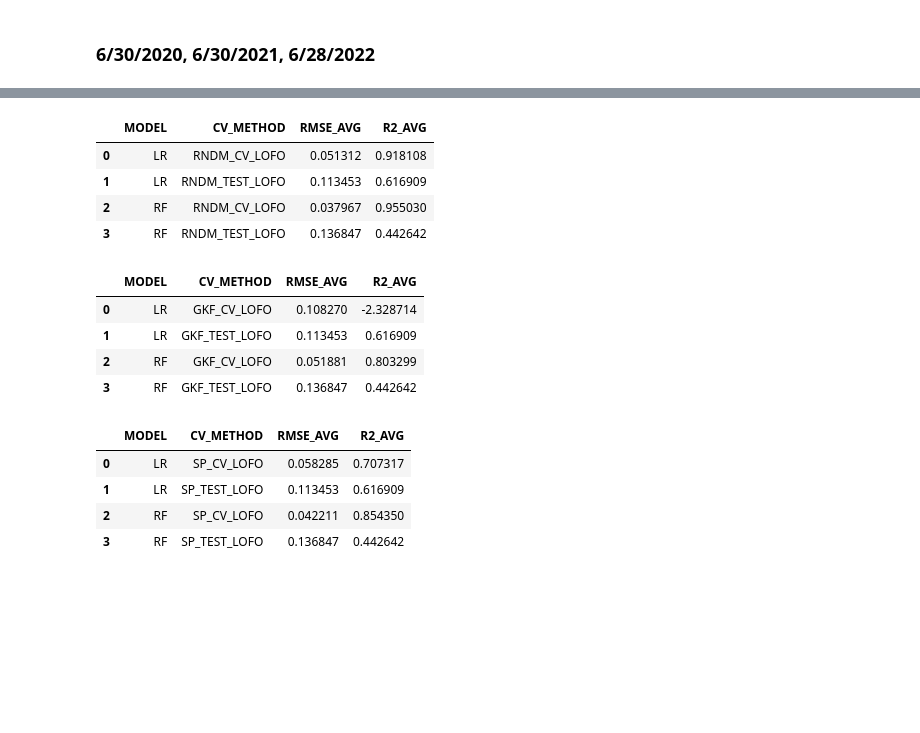
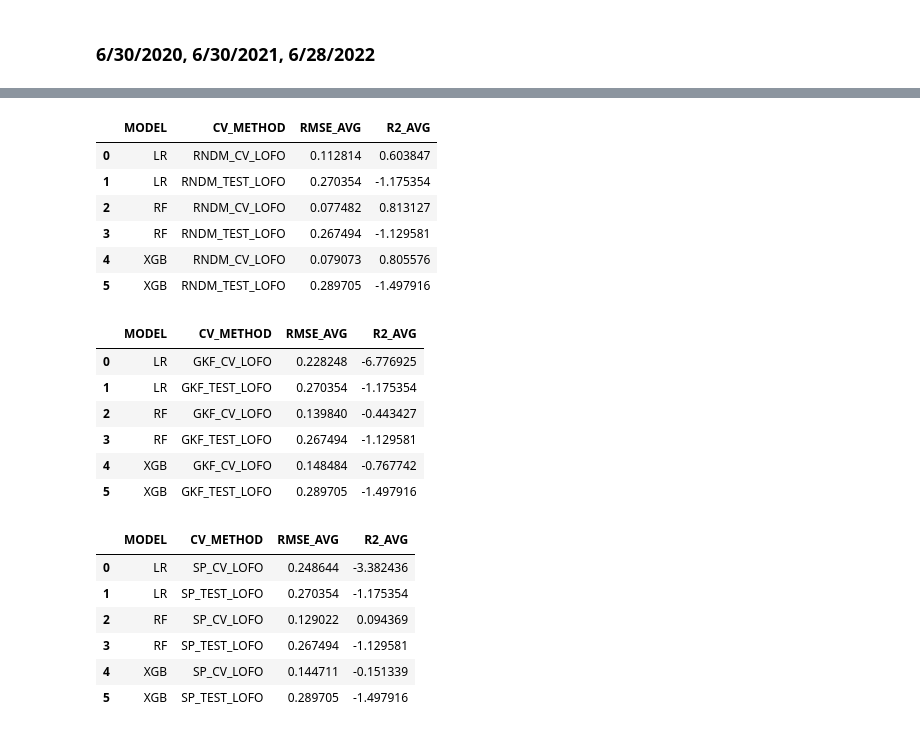
Before and after one commit to Landonthegamemaker/CropGrowthCV, a Jupyter notebook: CV.ipynb, the cells around one changed output, grey strips where cells are left out. Cells and saved outputs as stored; diff of their text form; code cells hidden in the pictures; blank space fills up the shorter version.

```diff
--- a/CV.ipynb
+++ b/CV.ipynb
@@ -85,34 +230,40 @@ display(rndm_results2, gkf_results2, sp_results2)
 # %%
 indices_6302020 = pd.read_csv("Datasets/Indices_Combined/2020/June_30_2020_New.csv")
 indices_6302021 = pd.read_csv("Datasets/Indices_Combined/2021/June_30_2021.csv")
 indices_6282022 = pd.read_csv("Datasets/Indices_Combined/2022/June_28_2022.csv")
 
 processor3 = CombinedPreprocessor()
 
 X_train3, X_test3, y_train3, y_test3, train_coordinates3, test_coordinates3 = processor3.transform(indices_6302021, indices_6282022, indices_6302020)
 
-random_validator3 = RandomCV(models={'LR': LinearRegression(n_jobs=-1), 'RF': RandomForestRegressor(n_jobs=-1, random_state=41)})
-gkf_validator3 = GroupKFoldCV(models={'LR': LinearRegression(n_jobs=-1), 'RF': RandomForestRegressor(n_jobs=-1, random_state=41)})
-sp_validator3 = SpatialPlusCV(models={'LR': LinearRegression(n_jobs=-1), 'RF': RandomForestRegressor(n_jobs=-1, random_state=41)})
+random_validator3 = RandomCV(models={'LR': LinearRegression(n_jobs=-1), 'RF': RandomForestRegressor(n_jobs=-1, random_state=41), 'XGB': XGBRegressor()})
+gkf_validator3 = GroupKFoldCV(models={'LR': LinearRegression(n_jobs=-1), 'RF': RandomForestRegressor(n_jobs=-1, random_state=41), 'XGB': XGBRegressor()})
+sp_validator3 = SpatialPlusCV(models={'LR': LinearRegression(n_jobs=-1), 'RF': RandomForestRegressor(n_jobs=-1, random_state=41), 'XGB': XGBRegressor()})
 
 rndm_results3 = random_validator3.results(X_train3, X_test3, y_train3, y_test3)
 gkf_results3 = gkf_validator3.results(X_train3, X_test3, y_train3, y_test3)
 sp_results3 = sp_validator3.results(X_train3, X_test3, y_train3, y_test3)
 
 display(rndm_results3, gkf_results3, sp_results3)
 # %% [output]
 |  | MODEL | CV_METHOD | RMSE_AVG | R2_AVG |
-| 0 | LR | RNDM_CV_LOFO | 0.051312 | 0.918108 |
-| 1 | LR | RNDM_TEST_LOFO | 0.113453 | 0.616909 |
-| 2 | RF | RNDM_CV_LOFO | 0.037967 | 0.955030 |
-| 3 | RF | RNDM_TEST_LOFO | 0.136847 | 0.442642 |
+| 0 | LR | RNDM_CV_LOFO | 0.112814 | 0.603847 |
+| 1 | LR | RNDM_TEST_LOFO | 0.270354 | -1.175354 |
+| 2 | RF | RNDM_CV_LOFO | 0.077482 | 0.813127 |
+| 3 | RF | RNDM_TEST_LOFO | 0.267494 | -1.129581 |
+| 4 | XGB | RNDM_CV_LOFO | 0.079073 | 0.805576 |
+| 5 | XGB | RNDM_TEST_LOFO | 0.289705 | -1.497916 |
 |  | MODEL | CV_METHOD | RMSE_AVG | R2_AVG |
-| 0 | LR | GKF_CV_LOFO | 0.108270 | -2.328714 |
-| 1 | LR | GKF_TEST_LOFO | 0.113453 | 0.616909 |
-| 2 | RF | GKF_CV_LOFO | 0.051881 | 0.803299 |
-| 3 | RF | GKF_TEST_LOFO | 0.136847 | 0.442642 |
+| 0 | LR | GKF_CV_LOFO | 0.228248 | -6.776925 |
+| 1 | LR | GKF_TEST_LOFO | 0.270354 | -1.175354 |
+| 2 | RF | GKF_CV_LOFO | 0.139840 | -0.443427 |
+| 3 | RF | GKF_TEST_LOFO | 0.267494 | -1.129581 |
+| 4 | XGB | GKF_CV_LOFO | 0.148484 | -0.767742 |
+| 5 | XGB | GKF_TEST_LOFO | 0.289705 | -1.497916 |
 |  | MODEL | CV_METHOD | RMSE_AVG | R2_AVG |
-| 0 | LR | SP_CV_LOFO | 0.058285 | 0.707317 |
-| 1 | LR | SP_TEST_LOFO | 0.113453 | 0.616909 |
-| 2 | RF | SP_CV_LOFO | 0.042211 | 0.854350 |
-| 3 | RF | SP_TEST_LOFO | 0.136847 | 0.442642 |
+| 0 | LR | SP_CV_LOFO | 0.248644 | -3.382436 |
+| 1 | LR | SP_TEST_LOFO | 0.270354 | -1.175354 |
+| 2 | RF | SP_CV_LOFO | 0.129022 | 0.094369 |
+| 3 | RF | SP_TEST_LOFO | 0.267494 | -1.129581 |
+| 4 | XGB | SP_CV_LOFO | 0.144711 | -0.151339 |
+| 5 | XGB | SP_TEST_LOFO | 0.289705 | -1.497916 |
```
Also changed, not shown: parts of 11 cells of this notebook, 7 other files.
